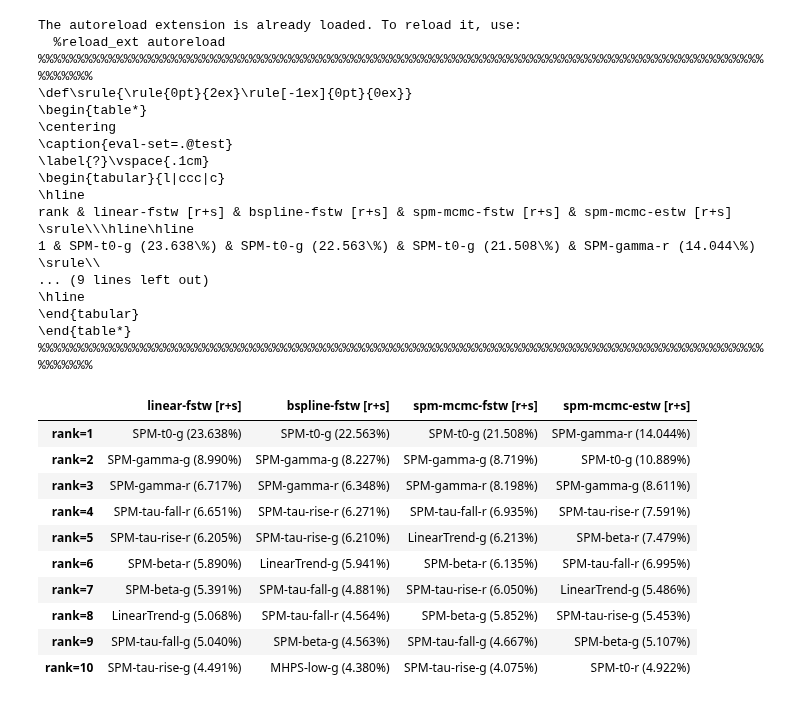
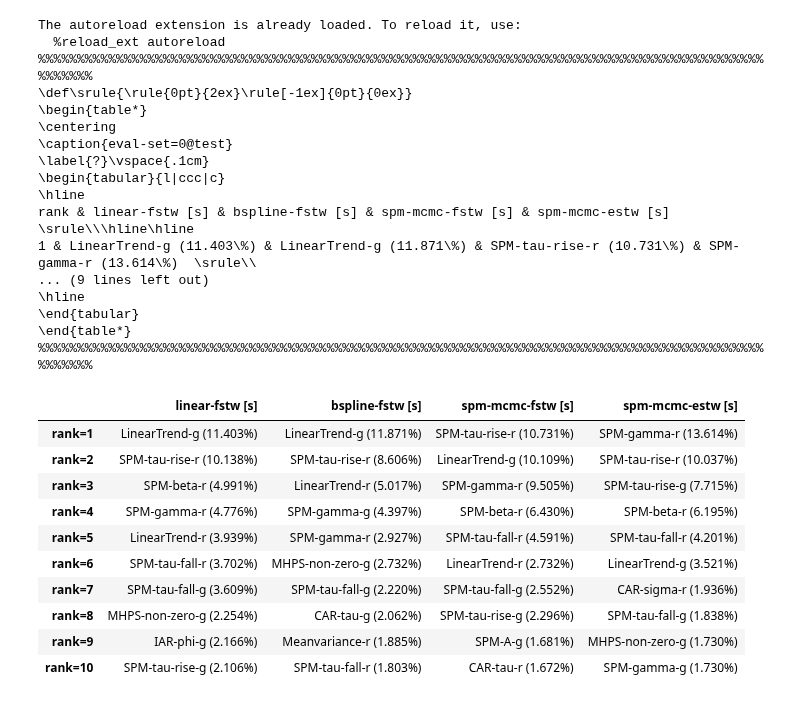
Before and after one commit to opimentel-github/astro-lightcurves-fats, a Jupyter notebook: experiments/metrics_results.ipynb, the cells around one changed output. Drawn from its saved outputs; the diff is of its cells as text; code cells hidden in the pictures.

```diff
--- a/experiments/metrics_results.ipynb
+++ b/experiments/metrics_results.ipynb
@@ -11,6 +11,7 @@ from flamingchoripan.files import search_for_filedirs, gather_files_by_kfold
 from flamingchoripan.cuteplots.cm_plots import plot_custom_confusion_matrix
 import matplotlib.pyplot as plt
 from flamingchoripan.datascience.xerror import XError
+from IPython.display import display
 
 methods = [
     'linear-fstw',
@@ -22,11 +23,12 @@ methods = [
 ]
 #methods = ['spm-mcmc-estw']
 eval_lcset_name = 'test' # val test
-kf = '.'
+kf = '0'
 
 for method in methods:
     print('='*30+method)
-    for train_config in ['r', 's', 'r+s']:
+    for train_config in ['r', 's']:
+    #for train_config in ['r', 's', 'r+s']:
         rootdir = f'../save/exp=rf_eval~train_config={train_config}/survey=alerceZTFv7.1~bands=gr~mode=onlySNe~method={method}'
         files, files_ids = gather_files_by_kfold(rootdir, kf, eval_lcset_name)
         class_names = files[0]()['lcset_info']['class_names']
@@ -47,5 +49,10 @@ for method in methods:
             'new_order_classes':['SNIa', 'SNIbc', 'allSNII', 'SLSN'],
         }
         fig, ax = plot_custom_confusion_matrix(cms, class_names, **cm_kwargs)
+        #print(files[0]()['features'])
         plt.show()
+        print(class_names)
+        df = files[0]()['wrongs_df']
+        display(df[df['_y']==0])
+        display(df[df['_y']==2])
 # %% [output]
@@ -82,14 +117,15 @@ metrics = [
 ]
 info_df = DFBuilder()
 for metric in metrics:
-    for train_config in ['r', 's', 'r+s']:
+    #for train_config in ['r', 's', 'r+s']:
+    for train_config in ['r', 's']:
         d = {}
         for method in methods:
             rootdir = f'../save/exp=rf_eval~train_config={train_config}/survey=alerceZTFv7.1~bands=gr~mode=onlySNe~method={method}'
             files, files_ids = gather_files_by_kfold(rootdir, kf, eval_lcset_name)
             metric_xe = XError([f()['metrics_dict'][metric] for f in files])
             d[method] = metric_xe
-            print(len(metric_xe))
+            #print(len(metric_xe))
 
         info_df.append(f'metric={metric} [{train_config}]', d)
 
@@ -144,7 +176,7 @@ from flamingchoripan.dataframes import DFBuilder
 from flamingchoripan.latex.latex_tables import LatexTable
 
 info_df = DFBuilder()
-train_config = 'r+s'
+train_config = 's' # r s r+s
 rank_n = 10
 for k in range(0, rank_n):
     d = {}
@@ -156,44 +188,44 @@ for k in range(0, rank_n):
         feature_name, feature_p,_ = rank[k]
         feature_name = feature_name.replace('_', '-')
         d[f'{method} [{train_config}]'] = f'{feature_name} ({feature_p*100:.3f}%)'
 
     info_df.append(f'rank={k+1}', d)
 
 latex_kwargs = {
     'caption':f'eval-set={kf}@{eval_lcset_name}',
     'label':'?',
     'custom_tabular_align':'l|'+'c'*sum([m.split('-')[-1]=='fstw' for m in methods])+'|'+'c'*sum([m.split('-')[-1]=='estw' for m in methods]),
     #'hline_k':2,
 }
 latex_table = LatexTable(info_df(), **latex_kwargs)
 print(latex_table)
 info_df()
 # %% [output]
 The autoreload extension is already loaded. To reload it, use:
   %reload_ext autoreload
 %%%%%%%%%%%%%%%%%%%%%%%%%%%%%%%%%%%%%%%%%%%%%%%%%%%%%%%%%%%%%%%%%%%%%%%%%%%%%%%%%%%%%%%%%%%%%%%%%%%%
 \def\srule{\rule{0pt}{2ex}\rule[-1ex]{0pt}{0ex}}
 \begin{table*}
 \centering
-\caption{eval-set=.@test}
+\caption{eval-set=0@test}
 \label{?}\vspace{.1cm}
 \begin{tabular}{l|ccc|c}
 \hline
-rank & linear-fstw [r+s] & bspline-fstw [r+s] & spm-mcmc-fstw [r+s] & spm-mcmc-estw [r+s] \srule\\\hline\hline
-1 & SPM-t0-g (23.638\%) & SPM-t0-g (22.563\%) & SPM-t0-g (21.508\%) & SPM-gamma-r (14.044\%)  \srule\\
+rank & linear-fstw [s] & bspline-fstw [s] & spm-mcmc-fstw [s] & spm-mcmc-estw [s] \srule\\\hline\hline
+1 & LinearTrend-g (11.403\%) & LinearTrend-g (11.871\%) & SPM-tau-rise-r (10.731\%) & SPM-gamma-r (13.614\%)  \srule\\
 ... (9 lines left out)
 \hline
 \end{tabular}
 \end{table*}
 %%%%%%%%%%%%%%%%%%%%%%%%%%%%%%%%%%%%%%%%%%%%%%%%%%%%%%%%%%%%%%%%%%%%%%%%%%%%%%%%%%%%%%%%%%%%%%%%%%%%
-|  | linear-fstw [r+s] | bspline-fstw [r+s] | spm-mcmc-fstw [r+s] | spm-mcmc-estw [r+s] |
-| rank=1 | SPM-t0-g (23.638%) | SPM-t0-g (22.563%) | SPM-t0-g (21.508%) | SPM-gamma-r (14.044%) |
-| rank=2 | SPM-gamma-g (8.990%) | SPM-gamma-g (8.227%) | SPM-gamma-g (8.719%) | SPM-t0-g (10.889%) |
-| rank=3 | SPM-gamma-r (6.717%) | SPM-gamma-r (6.348%) | SPM-gamma-r (8.198%) | SPM-gamma-g (8.611%) |
-| rank=4 | SPM-tau-fall-r (6.651%) | SPM-tau-rise-r (6.271%) | SPM-tau-fall-r (6.935%) | SPM-tau-rise-r (7.591%) |
-| rank=5 | SPM-tau-rise-r (6.205%) | SPM-tau-rise-g (6.210%) | LinearTrend-g (6.213%) | SPM-beta-r (7.479%) |
-| rank=6 | SPM-beta-r (5.890%) | LinearTrend-g (5.941%) | SPM-beta-r (6.135%) | SPM-tau-fall-r (6.995%) |
-| rank=7 | SPM-beta-g (5.391%) | SPM-tau-fall-g (4.881%) | SPM-tau-rise-r (6.050%) | LinearTrend-g (5.486%) |
-| rank=8 | LinearTrend-g (5.068%) | SPM-tau-fall-r (4.564%) | SPM-beta-g (5.852%) | SPM-tau-rise-g (5.453%) |
-| rank=9 | SPM-tau-fall-g (5.040%) | SPM-beta-g (4.563%) | SPM-tau-fall-g (4.667%) | SPM-beta-g (5.107%) |
-| rank=10 | SPM-tau-rise-g (4.491%) | MHPS-low-g (4.380%) | SPM-tau-rise-g (4.075%) | SPM-t0-r (4.922%) |
+|  | linear-fstw [s] | bspline-fstw [s] | spm-mcmc-fstw [s] | spm-mcmc-estw [s] |
+| rank=1 | LinearTrend-g (11.403%) | LinearTrend-g (11.871%) | SPM-tau-rise-r (10.731%) | SPM-gamma-r (13.614%) |
+| rank=2 | SPM-tau-rise-r (10.138%) | SPM-tau-rise-r (8.606%) | LinearTrend-g (10.109%) | SPM-tau-rise-r (10.037%) |
+| rank=3 | SPM-beta-r (4.991%) | LinearTrend-r (5.017%) | SPM-gamma-r (9.505%) | SPM-tau-rise-g (7.715%) |
+| rank=4 | SPM-gamma-r (4.776%) | SPM-gamma-g (4.397%) | SPM-beta-r (6.430%) | SPM-beta-r (6.195%) |
+| rank=5 | LinearTrend-r (3.939%) | SPM-gamma-r (2.927%) | SPM-tau-fall-r (4.591%) | SPM-tau-fall-r (4.201%) |
+| rank=6 | SPM-tau-fall-r (3.702%) | MHPS-non-zero-g (2.732%) | LinearTrend-r (2.732%) | LinearTrend-g (3.521%) |
+| rank=7 | SPM-tau-fall-g (3.609%) | SPM-tau-fall-g (2.220%) | SPM-tau-fall-g (2.552%) | CAR-sigma-r (1.936%) |
+| rank=8 | MHPS-non-zero-g (2.254%) | CAR-tau-g (2.062%) | SPM-tau-rise-g (2.296%) | SPM-tau-fall-g (1.838%) |
+| rank=9 | IAR-phi-g (2.166%) | Meanvariance-r (1.885%) | SPM-A-g (1.681%) | MHPS-non-zero-g (1.730%) |
+| rank=10 | SPM-tau-rise-g (2.106%) | SPM-tau-fall-r (1.803%) | CAR-tau-r (1.672%) | SPM-gamma-g (1.730%) |
```
Also changed, not shown: parts of 2 cells of this notebook, 6 other files.
